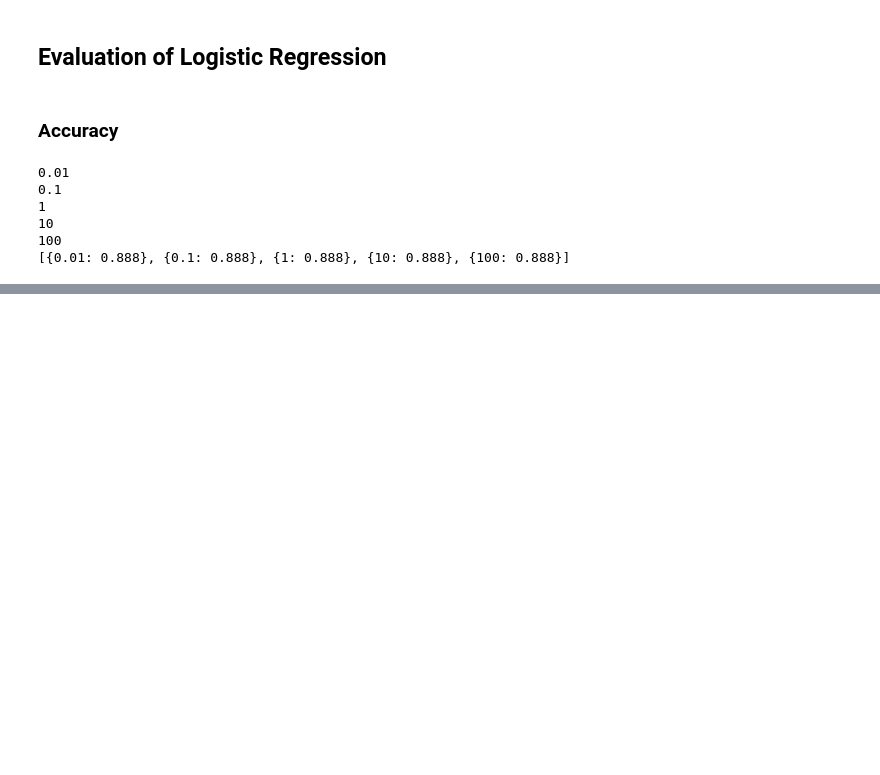
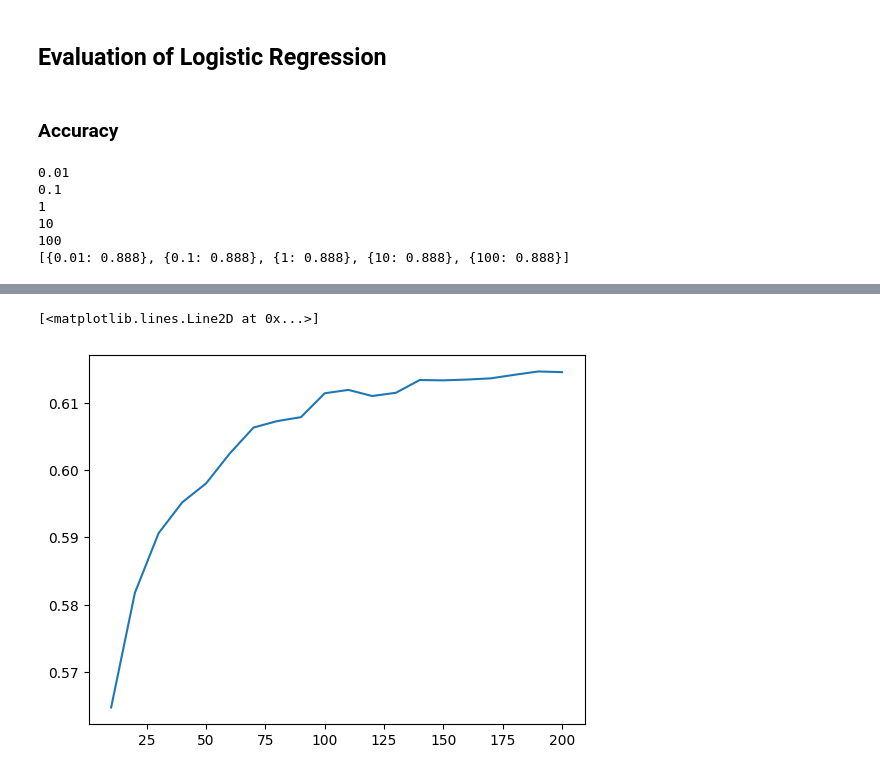
Before and after one commit to blessingoraz/hospital-readmission-prediction, a Jupyter notebook: notebook/readmission_prediction.ipynb, the cells around one changed output, grey strips where cells are left out. Cells and saved outputs as stored; diff of their text form; code cells hidden in the pictures; blank space fills up the shorter version.

Commit message:
tuning Random Forest model

```diff
--- a/notebook/readmission_prediction.ipynb
+++ b/notebook/readmission_prediction.ipynb
@@ -440,0 +476,29 @@ cm
+# %%
+C_grid = [0.01, 0.1, 1, 10, 100]
+scores = []
+
+for C in C_grid:
+
+    # Create the model instance
+    model = LogisticRegression(solver='liblinear', C=C, max_iter=1000, random_state=1)
+    model.fit(X_train, y_train)
+
+    y_pred_proba = model.predict_proba(X_val)[:, 1]
+    print(C)
+    converted_decision = (y_pred >= 0.5)
+    accuracy = (y_val == converted_decision).mean()
+
+    precision = precision_score(y_val, readmitted_decision)
+
+    recall = recall_score(y_val, readmitted_decision)
+
+    auc = roc_auc_score(y_val, y_pred)
+    scores.append({
+        'C': C,
+        'accuracy': round(accuracy, 3),
+        'precision': round(precision, 3),
+        'recall': round(recall, 3),
+        'auc': round(auc, 3)
+    })
+
+print(scores)
@@ -440,0 +518,12 @@ cm
+# %%
+scores = []
+
+for n in range(10, 201, 10):
+    print(n)
+    rf = RandomForestClassifier(n_estimators=n, random_state=1)
+    rf.fit(X_train, y_train)
+
+    y_pred = rf.predict_proba(X_val)[:, 1]
+    auc = roc_auc_score(y_val, y_pred)
+
+    scores.append((n, auc))
@@ -440,0 +551,7 @@ cm
+# %%
+df_scores = pd.DataFrame(scores, columns=['n_estimators', 'auc'])
+# %%
+plt.plot(df_scores.n_estimators, df_scores.auc)
+# %% [output]
+[<matplotlib.lines.Line2D at 0x...>]
+[figure, added]
```
Also changed, not shown: parts of 12 cells of this notebook.
